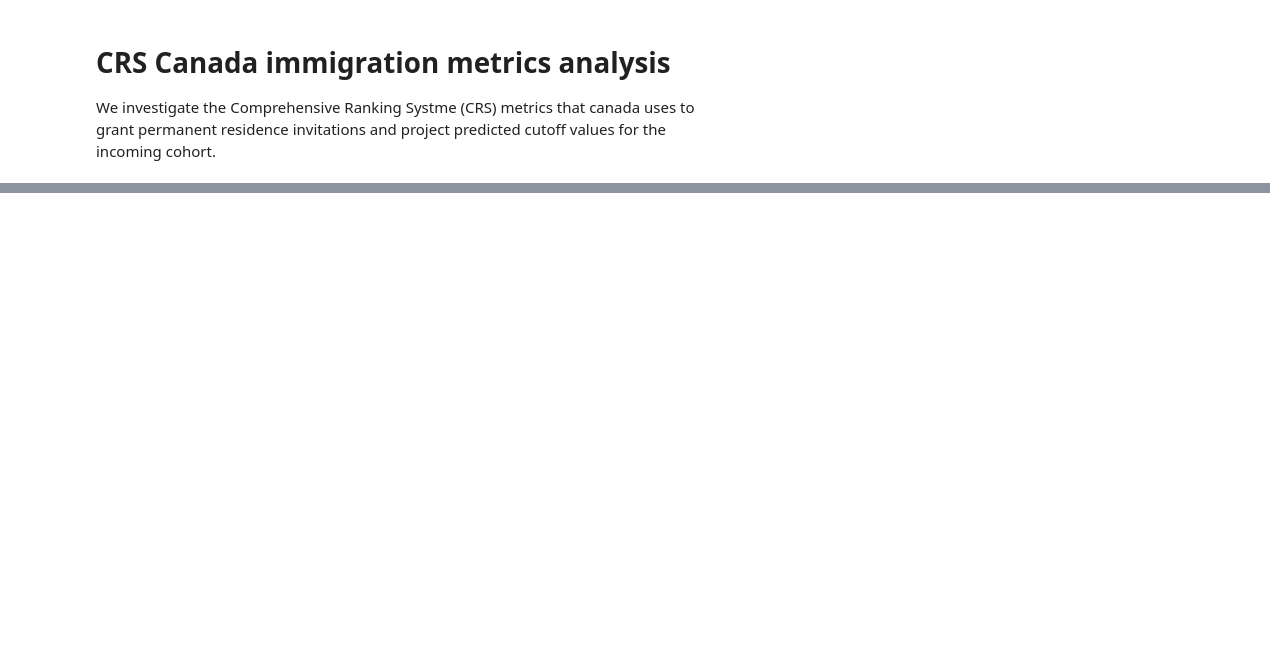
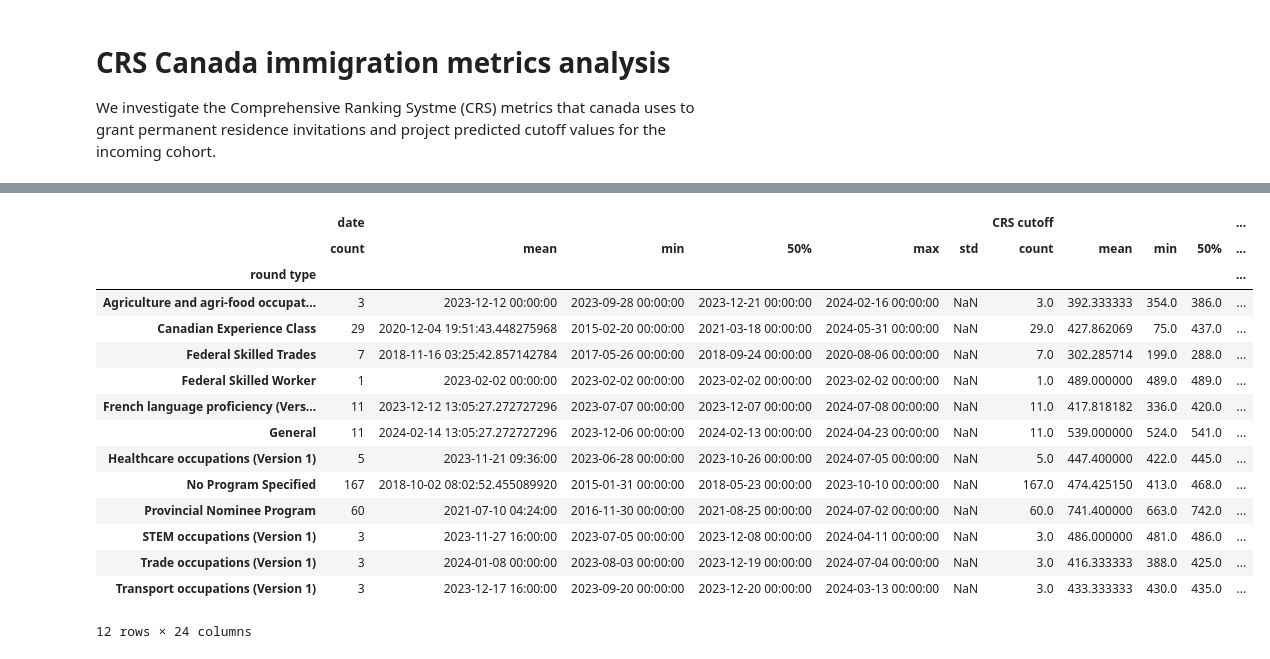
Before and after one commit to anicolas91/CRScanada_MLOps, a Jupyter notebook: CRScanada_modelDevelopment.ipynb, the cells around one changed output, grey strips where cells are left out. Saved outputs shown, nothing was run; the diff lists cells and outputs as text; code cells hidden in the pictures; blank space fills up the shorter version.

```diff
--- a/CRScanada_modelDevelopment.ipynb
+++ b/CRScanada_modelDevelopment.ipynb
@@ -18,5 +24,33 @@ df = pd.DataFrame.from_dict(rounds)
 df= df.drop(columns=['drawNumberURL','mitext','DrawText1','drawDistributionAsOn','drawDateFull'])
 # %%
+{"CRS cutoff":"int64", "invitations issued":"int64","total applications":"int64","date": "datetime64[ns]"}
+dtypes={#"drawNumber": "id",
+         "drawDate": "datetime64[ns]",
+         #"drawName": "round type",
+         "drawSize":"int64",
+         "drawCRS": "int64",
+         #"drawText2": "type issued",
+         #"drawCutOff": "tie break rule",
+         "dd18": "int64",
+         "dd1":  "int64",
+         "dd2":  "int64",
+         "dd3":  "int64",
+         "dd4":  "int64",
+         "dd5":  "int64",
+         "dd6":  "int64",
+         "dd7":  "int64",
+         "dd8":  "int64",
+         "dd9":  "int64",
+         "dd10": "int64",
+         "dd11": "int64",
+         "dd12": "int64",
+         "dd13": "int64",
+         "dd14": "int64",
+         "dd15": "int64",
+         "dd16": "int64",
+         "dd17": "int64",
+         }
+
 columns={"drawNumber": "id",
          "drawDate": "date",
          "drawName": "round type",
@@ -43,4 +77,6 @@ columns={"drawNumber": "id",
          "dd16": "crs_range_301_350",
          "dd17": "crs_range_000_300",
          }
-df.rename(columns=columns)
+
+df = df.astype(dtype=dtypes)
+df = df.rename(columns=columns)
@@ -60,0 +138,19 @@ df.rename(columns=columns)
+# %%
+df[["date","CRS cutoff","invitations issued","total applications","round type"]].groupby('round type').describe(percentiles=[])
+# %% [output]
+|  | date |  |  |  |  |  | CRS cutoff |  |  |  | ... |
+|  | count | mean | min | 50% | max | std | count | mean | min | 50% | ... |
+| round type |  |  |  |  |  |  |  |  |  |  | ... |
+| Agriculture and agri-food occupat... | 3 | 2023-12-12 00:00:00 | 2023-09-28 00:00:00 | 2023-12-21 00:00:00 | 2024-02-16 00:00:00 | NaN | 3.0 | 392.333333 | 354.0 | 386.0 | ... |
+| Canadian Experience Class | 29 | 2020-12-04 19:51:43.448275968 | 2015-02-20 00:00:00 | 2021-03-18 00:00:00 | 2024-05-31 00:00:00 | NaN | 29.0 | 427.862069 | 75.0 | 437.0 | ... |
+| Federal Skilled Trades | 7 | 2018-11-16 03:25:42.857142784 | 2017-05-26 00:00:00 | 2018-09-24 00:00:00 | 2020-08-06 00:00:00 | NaN | 7.0 | 302.285714 | 199.0 | 288.0 | ... |
+| Federal Skilled Worker | 1 | 2023-02-02 00:00:00 | 2023-02-02 00:00:00 | 2023-02-02 00:00:00 | 2023-02-02 00:00:00 | NaN | 1.0 | 489.000000 | 489.0 | 489.0 | ... |
+| French language proficiency (Vers... | 11 | 2023-12-12 13:05:27.272727296 | 2023-07-07 00:00:00 | 2023-12-07 00:00:00 | 2024-07-08 00:00:00 | NaN | 11.0 | 417.818182 | 336.0 | 420.0 | ... |
+| General | 11 | 2024-02-14 13:05:27.272727296 | 2023-12-06 00:00:00 | 2024-02-13 00:00:00 | 2024-04-23 00:00:00 | NaN | 11.0 | 539.000000 | 524.0 | 541.0 | ... |
+| Healthcare occupations (Version 1) | 5 | 2023-11-21 09:36:00 | 2023-06-28 00:00:00 | 2023-10-26 00:00:00 | 2024-07-05 00:00:00 | NaN | 5.0 | 447.400000 | 422.0 | 445.0 | ... |
+| No Program Specified | 167 | 2018-10-02 08:02:52.455089920 | 2015-01-31 00:00:00 | 2018-05-23 00:00:00 | 2023-10-10 00:00:00 | NaN | 167.0 | 474.425150 | 413.0 | 468.0 | ... |
+| Provincial Nominee Program | 60 | 2021-07-10 04:24:00 | 2016-11-30 00:00:00 | 2021-08-25 00:00:00 | 2024-07-02 00:00:00 | NaN | 60.0 | 741.400000 | 663.0 | 742.0 | ... |
+| STEM occupations (Version 1) | 3 | 2023-11-27 16:00:00 | 2023-07-05 00:00:00 | 2023-12-08 00:00:00 | 2024-04-11 00:00:00 | NaN | 3.0 | 486.000000 | 481.0 | 486.0 | ... |
+| Trade occupations (Version 1) | 3 | 2024-01-08 00:00:00 | 2023-08-03 00:00:00 | 2023-12-19 00:00:00 | 2024-07-04 00:00:00 | NaN | 3.0 | 416.333333 | 388.0 | 425.0 | ... |
+| Transport occupations (Version 1) | 3 | 2023-12-17 16:00:00 | 2023-09-20 00:00:00 | 2023-12-20 00:00:00 | 2024-03-13 00:00:00 | NaN | 3.0 | 433.333333 | 430.0 | 435.0 | ... |
+12 rows × 24 columns
```
Also changed, not shown: parts of 10 cells of this notebook.
